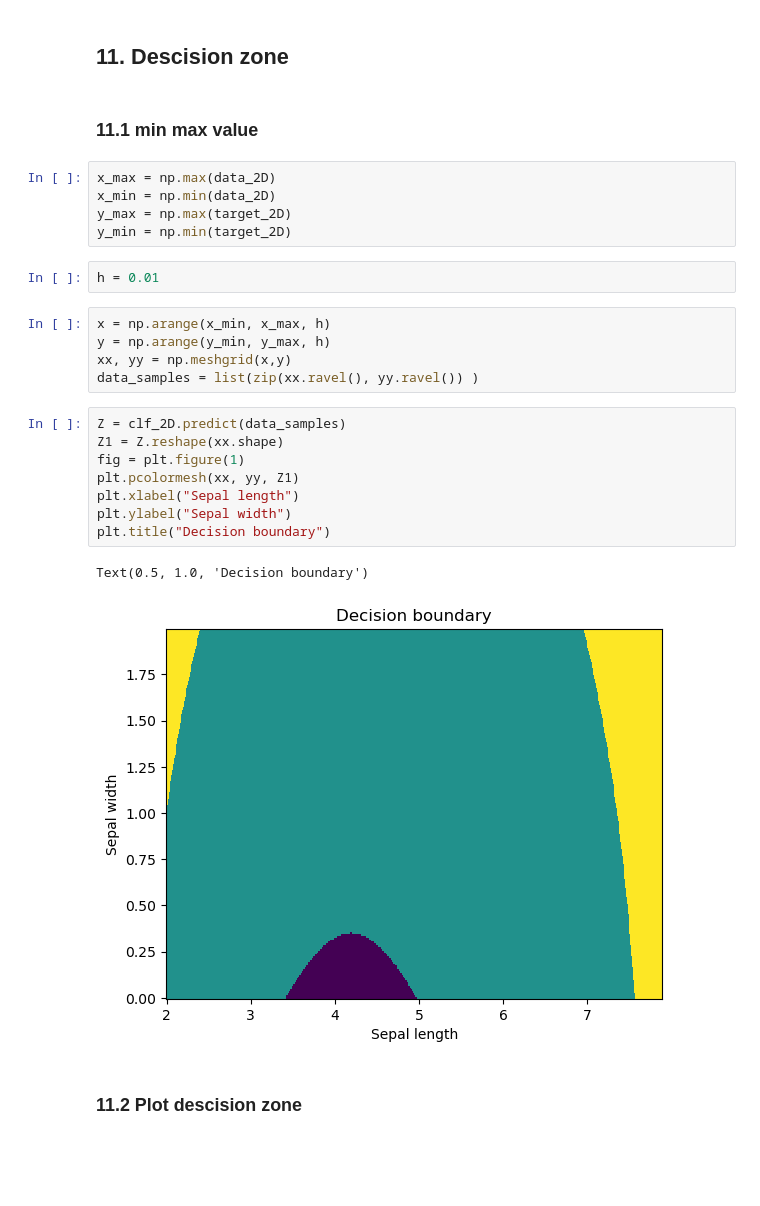
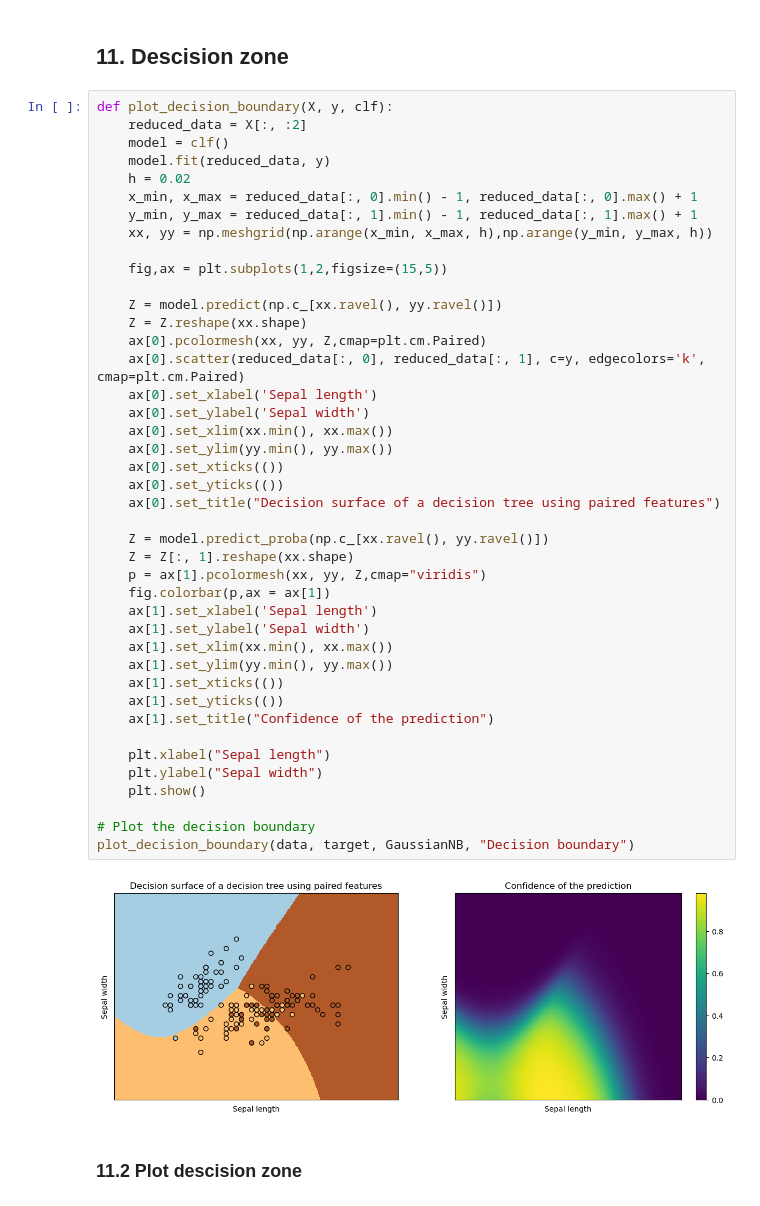
Before and after one commit to TomMB45/Perso, a Jupyter notebook: Cours/GB5/IA_bio/TD4/ex4.ipynb, the cells around one changed output. Cells and saved outputs as stored; diff of their text form; blank space fills up the shorter version.

```diff
--- a/Cours/GB5/IA_bio/TD4/ex4.ipynb
+++ b/Cours/GB5/IA_bio/TD4/ex4.ipynb
@@ -137,30 +146,49 @@ Accuracy score on the training set : 0.78
 [figure]
 # %% [markdown]
 ## 11. Descision zone
-# %% [markdown]
-### 11.1 min max value
-# %%
-x_max = np.max(data_2D)
-x_min = np.min(data_2D)
-y_max = np.max(target_2D)
-y_min = np.min(target_2D)
-# %%
-h = 0.01
-# %%
-x = np.arange(x_min, x_max, h)
-y = np.arange(y_min, y_max, h)
-xx, yy = np.meshgrid(x,y)
-data_samples = list(zip(xx.ravel(), yy.ravel()) )
-# %%
-Z = clf_2D.predict(data_samples)
-Z1 = Z.reshape(xx.shape)
-fig = plt.figure(1)
-plt.pcolormesh(xx, yy, Z1)
-plt.xlabel("Sepal length")
-plt.ylabel("Sepal width")
-plt.title("Decision boundary")
-# %% [output]
-Text(0.5, 1.0, 'Decision boundary')
-[figure, removed]
+# %%
+def plot_decision_boundary(X, y, clf):
+    reduced_data = X[:, :2]
+    model = clf()
+    model.fit(reduced_data, y)
+    h = 0.02
+    x_min, x_max = reduced_data[:, 0].min() - 1, reduced_data[:, 0].max() + 1
+    y_min, y_max = reduced_data[:, 1].min() - 1, reduced_data[:, 1].max() + 1
+    xx, yy = np.meshgrid(np.arange(x_min, x_max, h),np.arange(y_min, y_max, h))
+
+    fig,ax = plt.subplots(1,2,figsize=(15,5))
+
+    Z = model.predict(np.c_[xx.ravel(), yy.ravel()])
+    Z = Z.reshape(xx.shape)
+    ax[0].pcolormesh(xx, yy, Z,cmap=plt.cm.Paired)
+    ax[0].scatter(reduced_data[:, 0], reduced_data[:, 1], c=y, edgecolors='k', cmap=plt.cm.Paired)
+    ax[0].set_xlabel('Sepal length')
+    ax[0].set_ylabel('Sepal width')
+    ax[0].set_xlim(xx.min(), xx.max())
+    ax[0].set_ylim(yy.min(), yy.max())
+    ax[0].set_xticks(())
+    ax[0].set_yticks(())
+    ax[0].set_title("Decision surface of a decision tree using paired features")
+
+    Z = model.predict_proba(np.c_[xx.ravel(), yy.ravel()])
+    Z = Z[:, 1].reshape(xx.shape)
+    p = ax[1].pcolormesh(xx, yy, Z,cmap="viridis")
+    fig.colorbar(p,ax = ax[1])
+    ax[1].set_xlabel('Sepal length')
+    ax[1].set_ylabel('Sepal width')
+    ax[1].set_xlim(xx.min(), xx.max())
+    ax[1].set_ylim(yy.min(), yy.max())
+    ax[1].set_xticks(())
+    ax[1].set_yticks(())
+    ax[1].set_title("Confidence of the prediction")
+
+    plt.xlabel("Sepal length")
+    plt.ylabel("Sepal width")
+    plt.show()
+
+# Plot the decision boundary
+plot_decision_boundary(data, target, GaussianNB, "Decision boundary")
+# %% [output]
+[figure, added]
 # %% [markdown]
 ### 11.2 Plot descision zone
```
Also changed, not shown: parts of 11 cells of this notebook.
